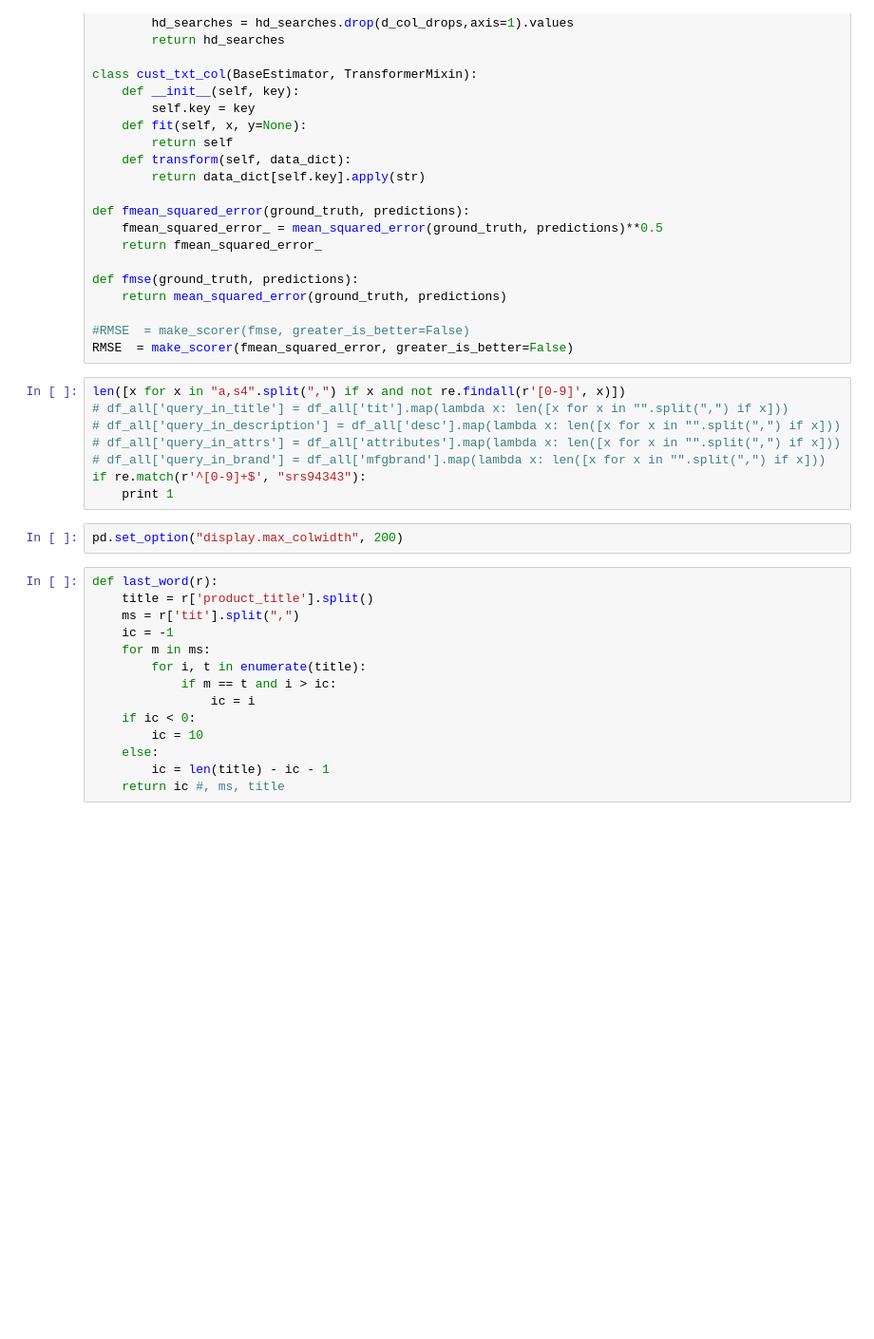
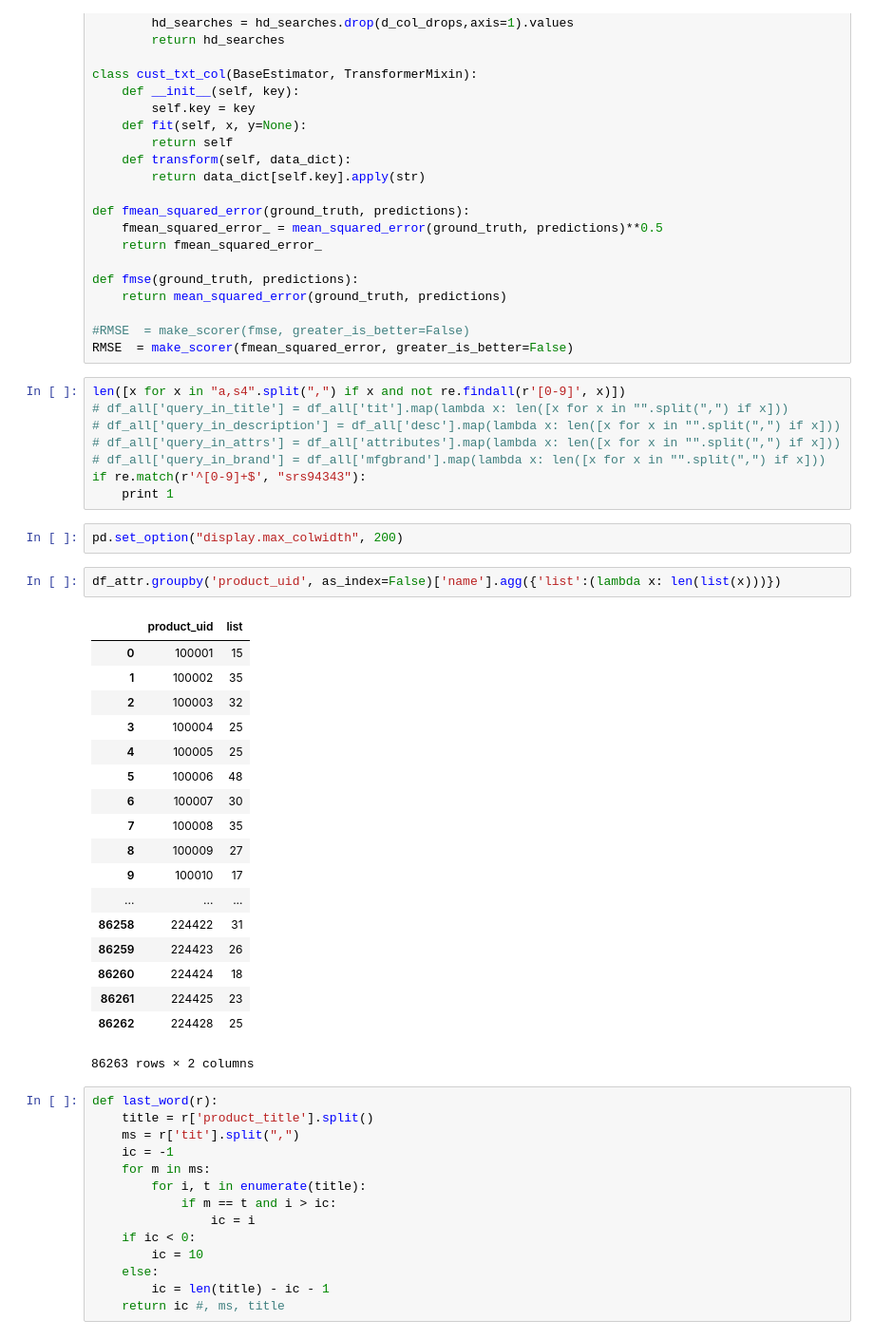
Before and after one commit to Bekbolatov/kaggle, a Jupyter notebook: events/hd/notebooks/features2.ipynb, the cells around one changed output. Shown at 95% size. Drawn from its saved outputs; the diff is of its cells as text; blank space fills up the shorter version.

```diff
--- a/events/hd/notebooks/features2.ipynb
+++ b/events/hd/notebooks/features2.ipynb
@@ -192,6 +213,27 @@ if re.match(r'^[0-9]+$', "srs94343"):
     print 1
 # %%
 pd.set_option("display.max_colwidth", 200)
+# %%
+df_attr.groupby('product_uid', as_index=False)['name'].agg({'list':(lambda x: len(list(x)))})
+# %% [output]
+|  | product_uid | list |
+| 0 | 100001 | 15 |
+| 1 | 100002 | 35 |
+| 2 | 100003 | 32 |
+| 3 | 100004 | 25 |
+| 4 | 100005 | 25 |
+| 5 | 100006 | 48 |
+| 6 | 100007 | 30 |
+| 7 | 100008 | 35 |
+| 8 | 100009 | 27 |
+| 9 | 100010 | 17 |
+| ... | ... | ... |
+| 86258 | 224422 | 31 |
+| 86259 | 224423 | 26 |
+| 86260 | 224424 | 18 |
+| 86261 | 224425 | 23 |
+| 86262 | 224428 | 25 |
+86263 rows × 2 columns
 # %%
 def last_word(r):
     title = r['product_title'].split()
```
Also changed, not shown: parts of 11 cells of this notebook.
